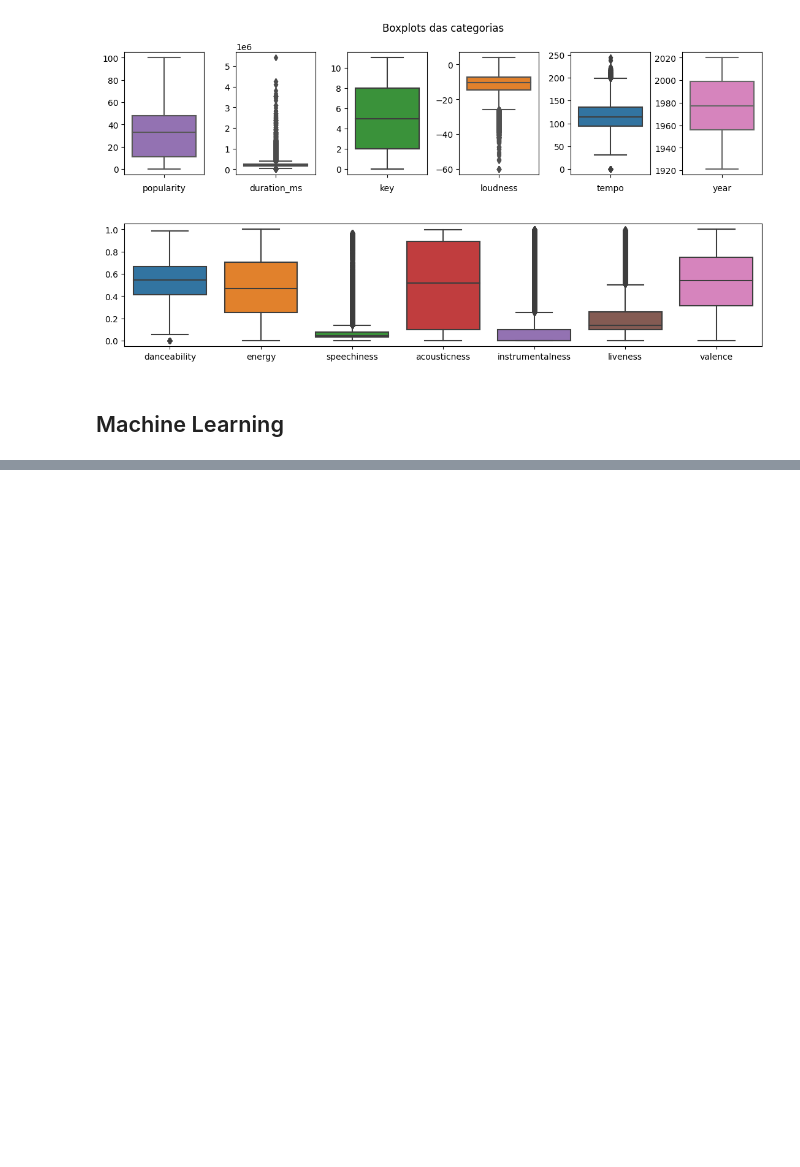
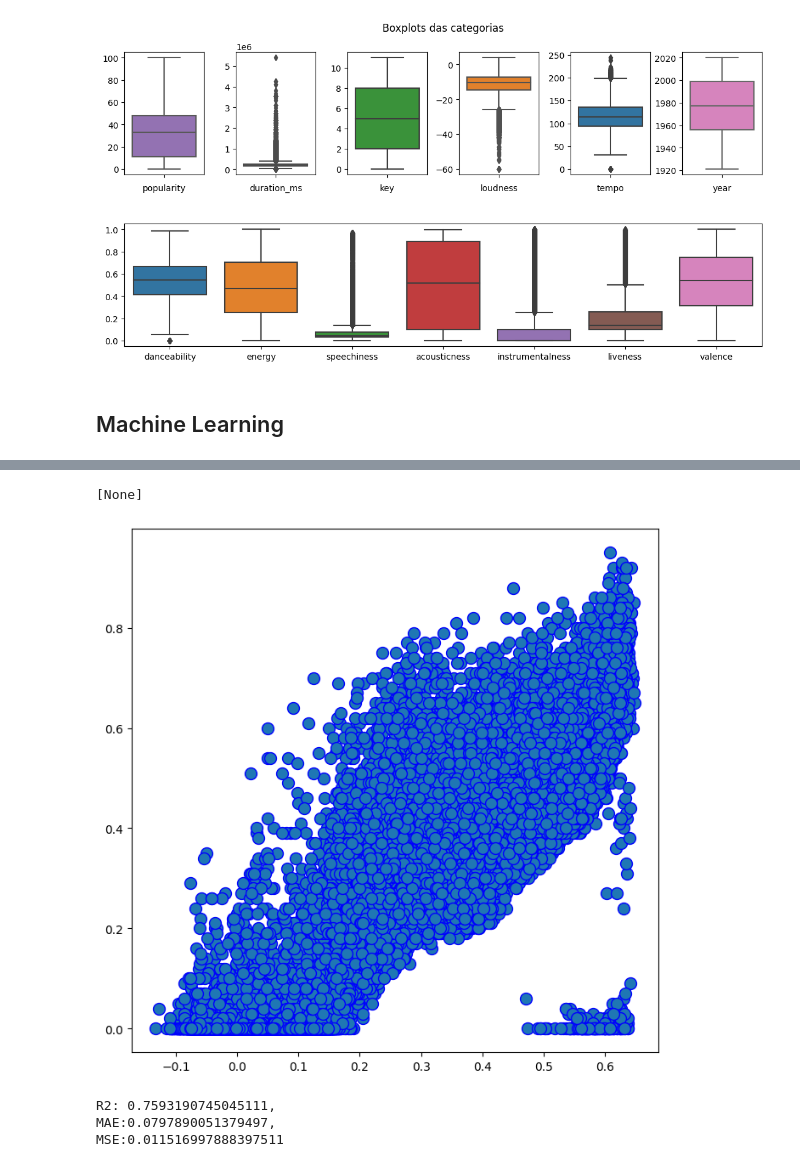
Before and after one commit to fernandobrancher/project_machine_learning_i, a Jupyter notebook: popularity_regression.ipynb, the cells around one changed output, grey strips where cells are left out. Saved outputs shown, nothing was run; the diff lists cells and outputs as text; code cells hidden in the pictures; blank space fills up the shorter version.

```diff
--- a/popularity_regression.ipynb
+++ b/popularity_regression.ipynb
@@ -290,0 +299,17 @@ plt.show()
+# %%
+music = pd.read_csv("https://raw.githubusercontent.com/fernandobrancher/project_machine_learning_i/main/music.csv")
+# %%
+music_dropped = music.drop(["artists", "id", "name", "release_date", "duration_ms", "explicit"], axis=1)
+
+#normalizando todas colunas
+for column in music_dropped.columns:
+
+    music_dropped[column] = music_dropped[column]/music_dropped[column].abs().max()
+
+# for column in music_dropped.columns:
+
+#     music_dropped[column + "_squared"] = music_dropped[column]**2
+#     music_dropped[column + "_cubed"] = music_dropped[column]**3
+#     music_dropped[column + "_quartic"] = music_dropped[column]**4
+
+music_dropped.head()
@@ -290,0 +323,28 @@ plt.show()
+# %%
+#linear
+x = music_dropped.drop("popularity", axis=1)
+y = music_dropped["popularity"]
+
+x_train, x_test, y_train, y_test = train_test_split(
+    x, y, train_size=0.80, random_state=42)
+# %%
+lr = LinearRegression()
+lr.fit(x_train, y_train)
+y_pred = lr.predict(x_test)
+# %%
+fig = plt.figure(figsize=(8, 8))
+
+l = plt.plot(y_pred, y_test, "bo")
+plt.setp(l, markersize=10)
+plt.setp(l, markerfacecolor="C0")
+# %% [output]
+[None]
+[figure, added]
+# %%
+print(
+    f"R2: {r2_score(y_test, y_pred)}, \nMAE:{mean_absolute_error(y_test, y_pred)}, \nMSE:{mean_squared_error(y_test, y_pred)}"
+)
+# %% [output]
+R2: 0.7593190745045111,
+MAE:0.0797890051379497,
+MSE:0.011516997888397511
```
Also changed, not shown: parts of 10 cells of this notebook.
